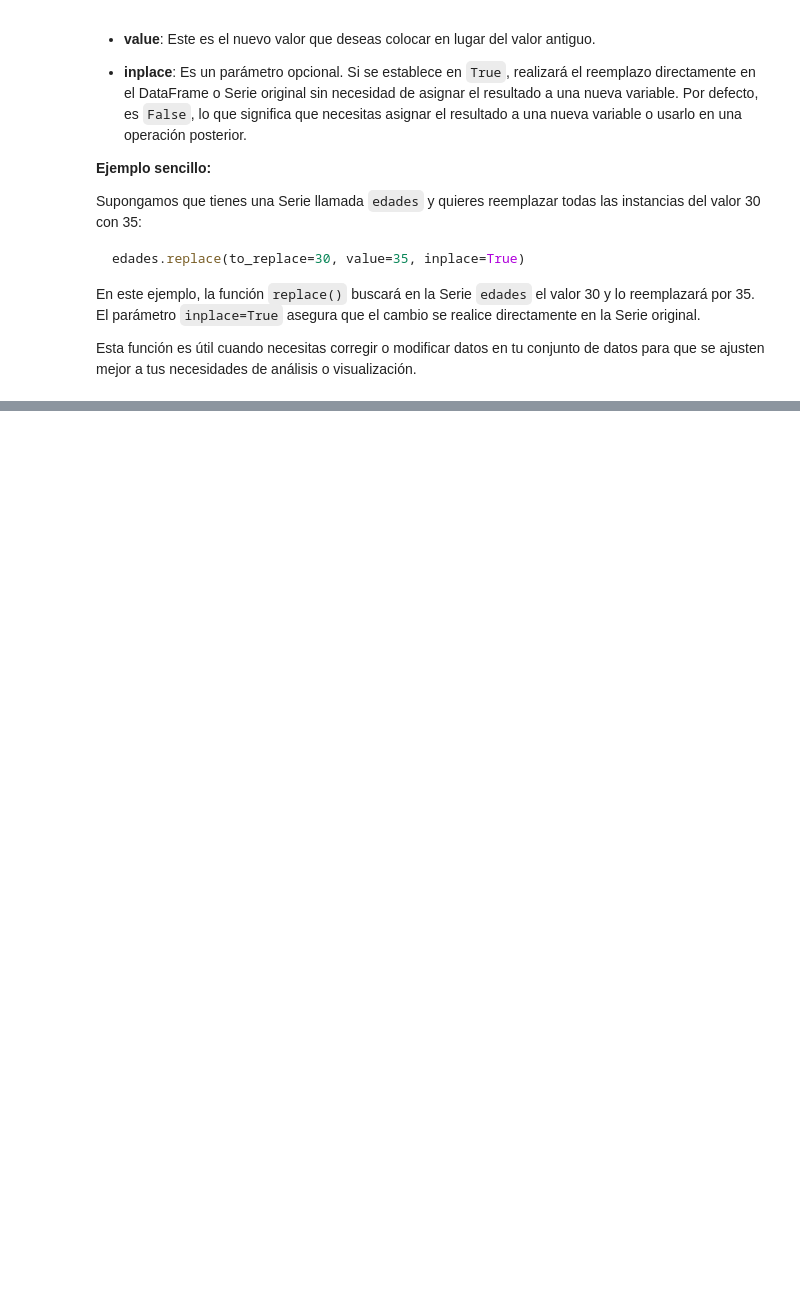
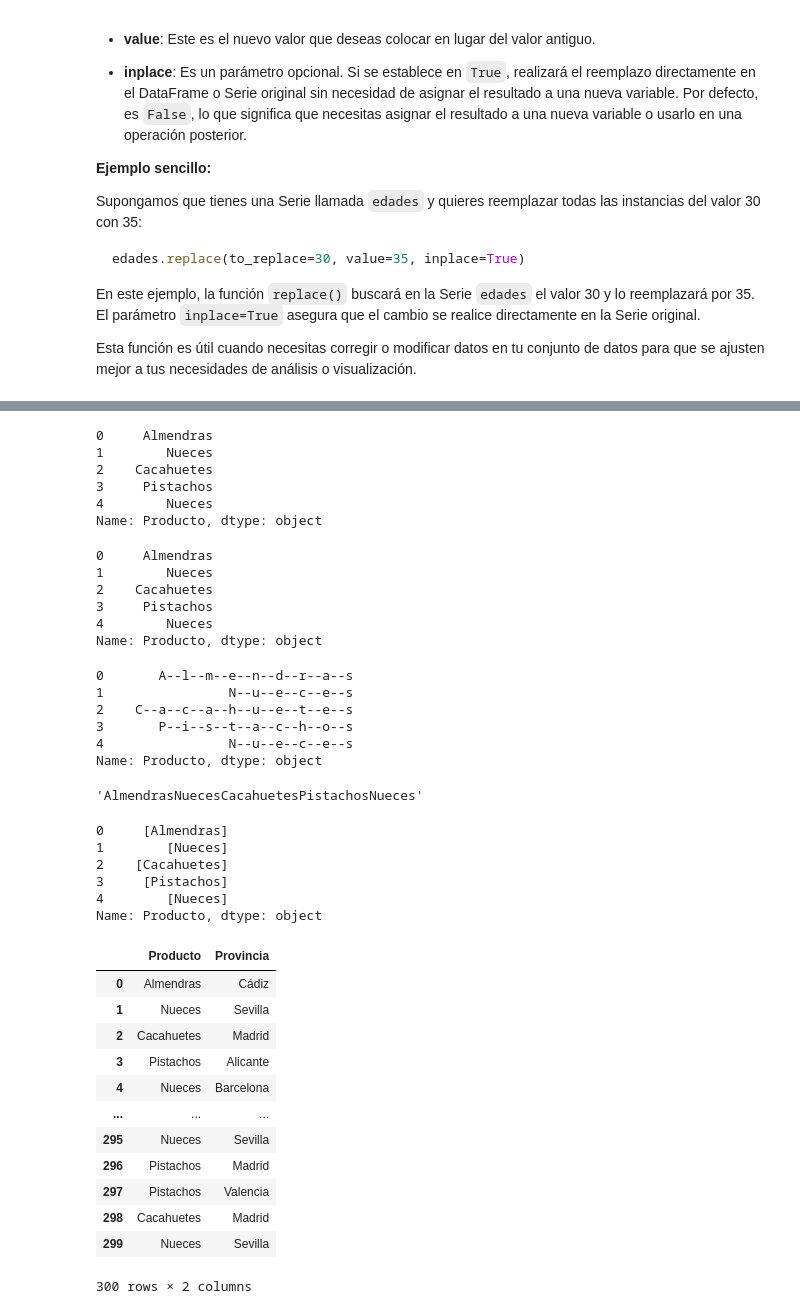
Before and after one commit to JimenaCambronero/Python_Pandas, a Jupyter notebook: 8_CalidadDatosCorreccion.ipynb, the cells around one changed output, grey strips where cells are left out. Saved outputs shown, nothing was run; the diff lists cells and outputs as text; code cells hidden in the pictures; blank space fills up the shorter version.

```diff
--- a/8_CalidadDatosCorreccion.ipynb
+++ b/8_CalidadDatosCorreccion.ipynb
@@ -702,0 +893,63 @@ Esta función es útil cuando necesitas corregir o modificar datos en tu conjunt
+# %%
+# Convertir todo a estilo frase, la primera con mayúscula
+texto.str.capitalize()
+# %% [output]
+0     Almendras
+1        Nueces
+2    Cacahuetes
+3     Pistachos
+4        Nueces
+Name: Producto, dtype: object
+# %%
+# Convertir todo a estilo titular, la primera de cada palabra a mayúscula
+texto.str.title()
+# %% [output]
+0     Almendras
+1        Nueces
+2    Cacahuetes
+3     Pistachos
+4        Nueces
+Name: Producto, dtype: object
+# %%
+# Unir cada elemto del texto por un separador
+texto.str.join(sep = '--')
+# %% [output]
+0       A--l--m--e--n--d--r--a--s
+1                N--u--e--c--e--s
+2    C--a--c--a--h--u--e--t--e--s
+3       P--i--s--t--a--c--h--o--s
+4                N--u--e--c--e--s
+Name: Producto, dtype: object
+# %%
+# Concatenar
+texto.str.cat()
+# %% [output]
+'AlmendrasNuecesCacahuetesPistachosNueces'
+# %%
+# Separar
+texto.str.split()
+# %% [output]
+0     [Almendras]
+1        [Nueces]
+2    [Cacahuetes]
+3     [Pistachos]
+4        [Nueces]
+Name: Producto, dtype: object
+# %%
+# Comprobar si empieza por
+filtro = df.columns.str.startswith('Pro')
+df.loc[:,filtro]
+# %% [output]
+|  | Producto | Provincia |
+| 0 | Almendras | Cádiz |
+| 1 | Nueces | Sevilla |
+| 2 | Cacahuetes | Madrid |
+| 3 | Pistachos | Alicante |
+| 4 | Nueces | Barcelona |
+| ... | ... | ... |
+| 295 | Nueces | Sevilla |
+| 296 | Pistachos | Madrid |
+| 297 | Pistachos | Valencia |
+| 298 | Cacahuetes | Madrid |
+| 299 | Nueces | Sevilla |
+300 rows × 2 columns
```
Also changed, not shown: parts of 24 cells of this notebook, 1 other file.
